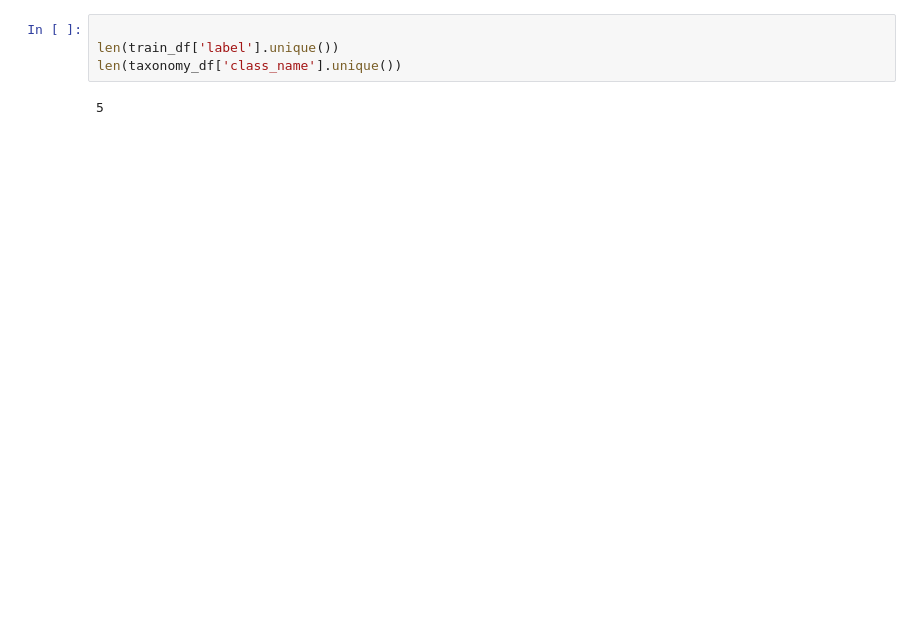
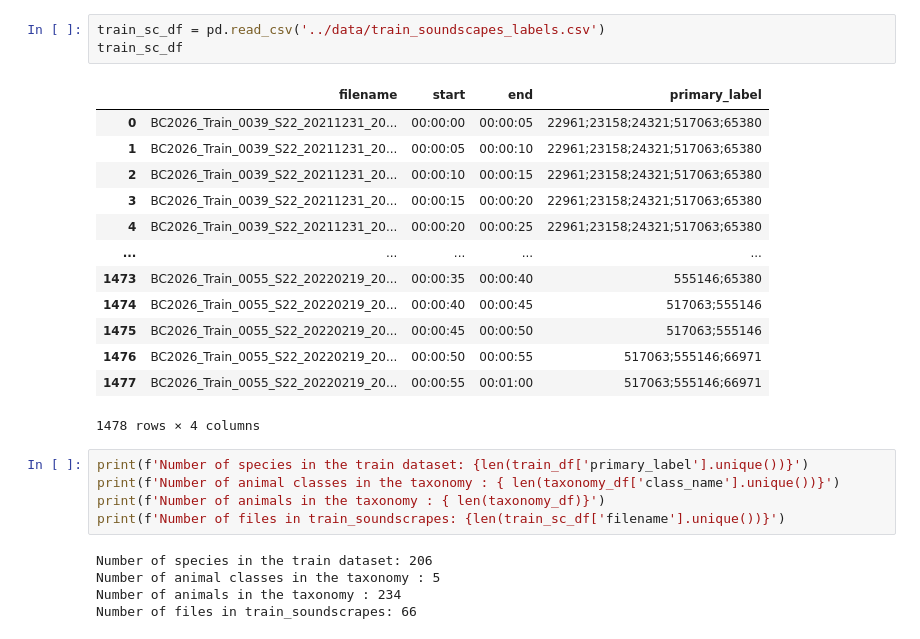
Before and after one commit to GitTurtleDone/BirdCLEF2026, a Jupyter notebook: src/examine_data.ipynb, the cells around one changed output. Saved outputs shown, nothing was run; the diff lists cells and outputs as text; blank space fills up the shorter version.

```diff
--- a/src/examine_data.ipynb
+++ b/src/examine_data.ipynb
@@ -26,6 +40,27 @@ taxonomy_df.head(10)
+# %%
+train_sc_df = pd.read_csv('../data/train_soundscapes_labels.csv')
+train_sc_df
+# %% [output]
+|  | filename | start | end | primary_label |
+| 0 | BC2026_Train_0039_S22_20211231_20... | 00:00:00 | 00:00:05 | 22961;23158;24321;517063;65380 |
+| 1 | BC2026_Train_0039_S22_20211231_20... | 00:00:05 | 00:00:10 | 22961;23158;24321;517063;65380 |
+| 2 | BC2026_Train_0039_S22_20211231_20... | 00:00:10 | 00:00:15 | 22961;23158;24321;517063;65380 |
+| 3 | BC2026_Train_0039_S22_20211231_20... | 00:00:15 | 00:00:20 | 22961;23158;24321;517063;65380 |
+| 4 | BC2026_Train_0039_S22_20211231_20... | 00:00:20 | 00:00:25 | 22961;23158;24321;517063;65380 |
+| ... | ... | ... | ... | ... |
+| 1473 | BC2026_Train_0055_S22_20220219_20... | 00:00:35 | 00:00:40 | 555146;65380 |
+| 1474 | BC2026_Train_0055_S22_20220219_20... | 00:00:40 | 00:00:45 | 517063;555146 |
+| 1475 | BC2026_Train_0055_S22_20220219_20... | 00:00:45 | 00:00:50 | 517063;555146 |
+| 1476 | BC2026_Train_0055_S22_20220219_20... | 00:00:50 | 00:00:55 | 517063;555146;66971 |
+| 1477 | BC2026_Train_0055_S22_20220219_20... | 00:00:55 | 00:01:00 | 517063;555146;66971 |
+1478 rows × 4 columns
 # %%
-
-len(train_df['label'].unique())
-len(taxonomy_df['class_name'].unique())
+print(f'Number of species in the train dataset: {len(train_df['primary_label'].unique())}')
+print(f'Number of animal classes in the taxonomy : { len(taxonomy_df['class_name'].unique())}')
+print(f'Number of animals in the taxonomy : { len(taxonomy_df)}')
+print(f'Number of files in train_soundscrapes: {len(train_sc_df['filename'].unique())}')
 # %% [output]
-5
+Number of species in the train dataset: 206
+Number of animal classes in the taxonomy : 5
+Number of animals in the taxonomy : 234
+Number of files in train_soundscrapes: 66
```
Also changed, not shown: parts of 15 cells of this notebook, 3 other files.
